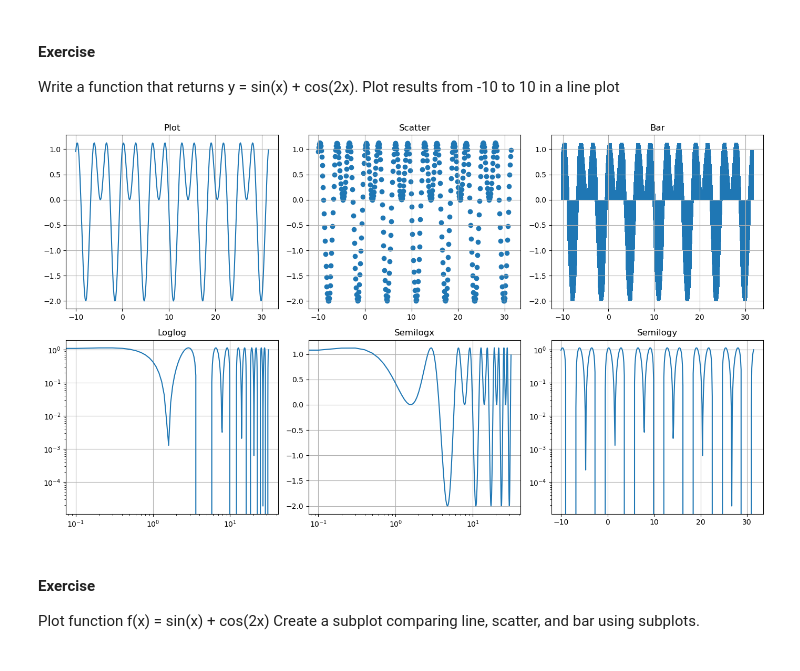
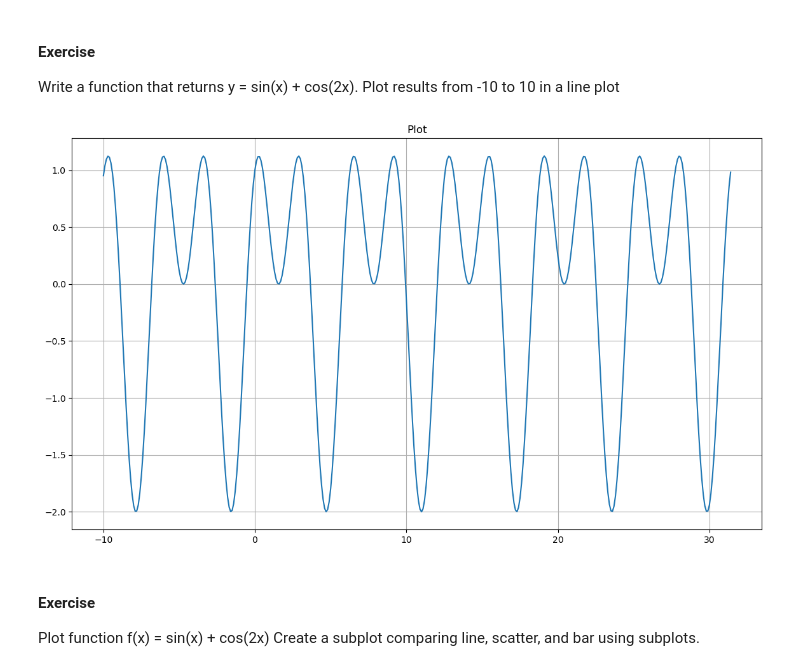
Before and after one commit to dyaoch/dyaochSU_MEGR2810_FQ25, a Jupyter notebook: Lecture 6 - Python Plotting.ipynb, the cells around one changed output. Drawn from its saved outputs; the diff is of its cells as text; code cells hidden in the pictures.

```diff
--- a/Lecture 6 - Python Plotting.ipynb
+++ b/Lecture 6 - Python Plotting.ipynb
@@ -318,22 +329,15 @@ Plot results from -10 to 10 in a line plot
 # %%
 # Your code here.
 import matplotlib.pyplot as plt
 import numpy as np
 
 x = np.arange(-10, 10*np.pi, 0.1)          # Defining x as a range of -10, 10 in steps of 0.1
 y = np.sin(x) + np.cos(2 * x)              # Using numpy to set the trig functions
 
 plt.figure(figsize=(14,8))
-plt.subplot(2, 3, 1); plt.plot(x, y); plt.title('Plot'); plt.grid()             # Subplot is used to configure the placement of the graphs (# of rows, # of columns, position of plot)
-plt.subplot(2, 3, 2); plt.scatter(x, y); plt.title('Scatter'); plt.grid()
-plt.subplot(2, 3, 3); plt.bar(x, y); plt.title('Bar'); plt.grid()
-plt.subplot(2, 3, 4); plt.loglog(x, y); plt.title('Loglog'); plt.grid()
-plt.subplot(2, 3, 5); plt.semilogx(x, y); plt.title('Semilogx'); plt.grid()
-plt.subplot(2, 3, 6); plt.semilogy(x, y); plt.title('Semilogy'); plt.grid()
-plt.tight_layout()
-plt.show()
+plt.subplot(1, 1, 1); plt.plot(x, y); plt.title('Plot'); plt.grid()             # Subplot is used to configure the placement of the graphs (# of rows, # of columns, position of plot)
 # %% [output]
-[figure, old version]
+[figure, new version]
 # %% [markdown]
 #### Exercise
 Plot function f(x) = sin(x) + cos(2x)
```
Also changed, not shown: parts of 2 cells of this notebook.
